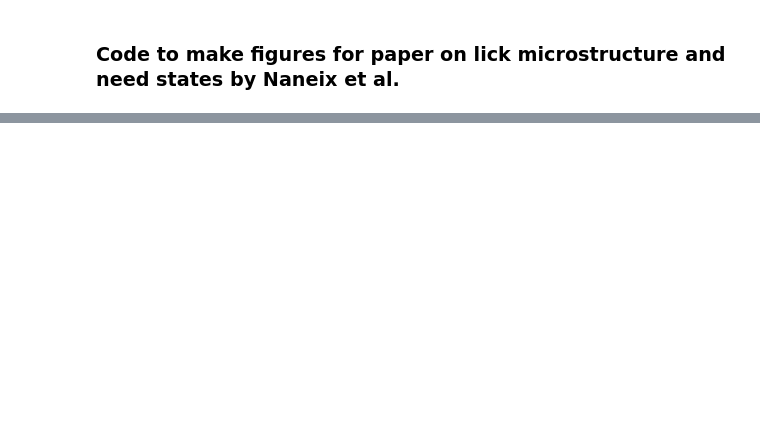
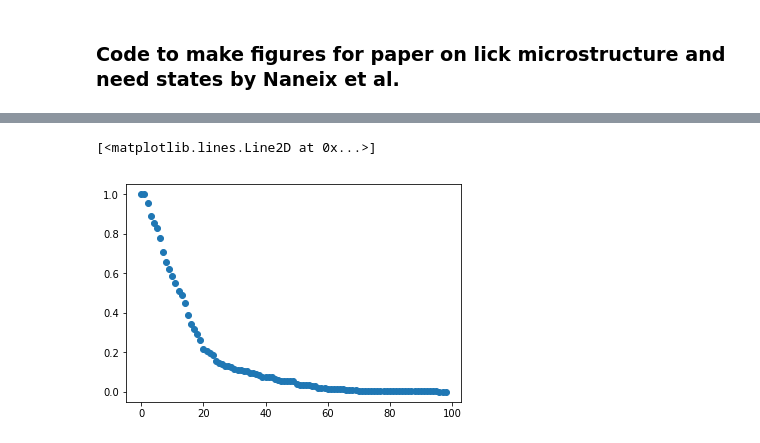
Before and after one commit to mccutcheonlab/naneix-microstructure-paper, a Jupyter notebook: notebooks/naneix-microstructure.ipynb, the cells around one changed output, grey strips where cells are left out. Cells and saved outputs as stored; diff of their text form; code cells hidden in the pictures; blank space fills up the shorter version.

```diff
--- a/notebooks/naneix-microstructure.ipynb
+++ b/notebooks/naneix-microstructure.ipynb
@@ -55,0 +66,11 @@ len(newbursts)
+# %%
+cumprob = []
+for i in range(1,100):
+    cumprob.append(len([x for x in data if x>i]))
+
+cumprob = [i/max(cumprob) for i in cumprob]
+# %%
+plt.plot(cumprob, 'o')
+# %% [output]
+[<matplotlib.lines.Line2D at 0x...>]
+[figure, added]
```
Also changed, not shown: parts of 14 cells of this notebook, 1 other file.
